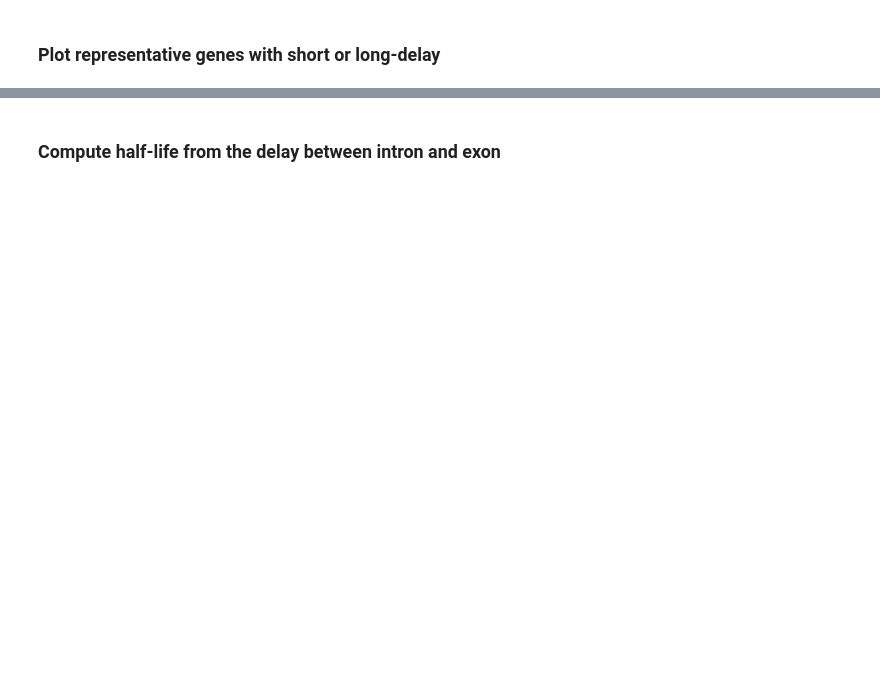
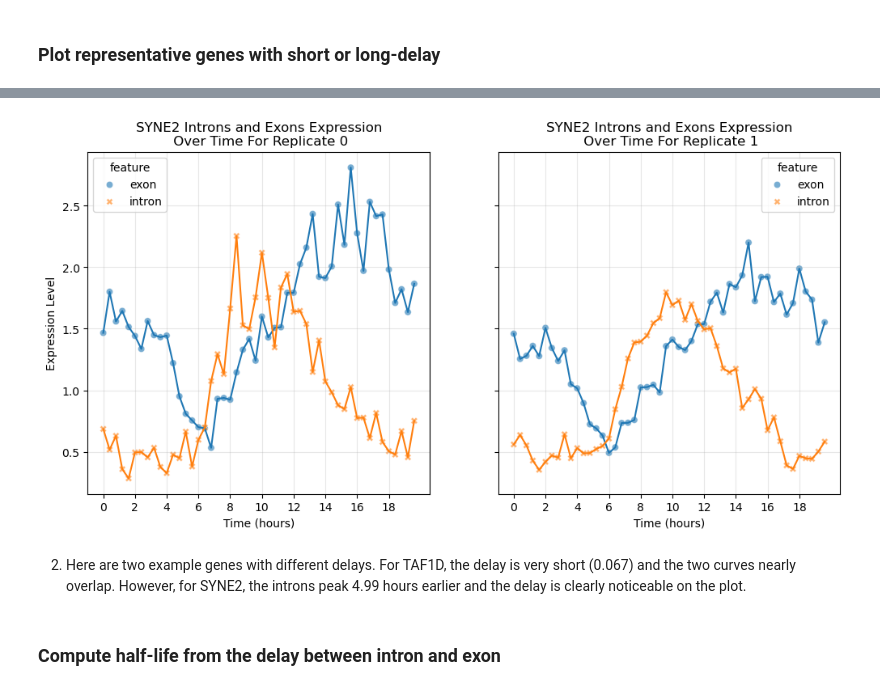
Before and after one commit to Alicetrpc/genome3, a Jupyter notebook: Exercise_Week10_11_B_Exercises.ipynb, the cells around one changed output, grey strips where cells are left out. Drawn from its saved outputs; the diff is of its cells as text; code cells hidden in the pictures; blank space fills up the shorter version.

```diff
--- a/Exercise_Week10_11_B_Exercises.ipynb
+++ b/Exercise_Week10_11_B_Exercises.ipynb
@@ -590,3 +761,11 @@ Top 10 most rhythmic genes (by amplitude)
+# %%
+# Plot a long-delay gene
+
+plot_gene_expression(dat_melted, long_delay.index[-1])
+# %% [output]
+[figure, added]
+# %% [markdown]
+2. Here are two example genes with different delays. For TAF1D, the delay is very short (0.067) and the two curves nearly overlap. However, for SYNE2, the introns peak 4.99 hours earlier and the delay is clearly noticeable on the plot.
 # %% [markdown]
 ### Compute half-life from the delay between intron and exon
 # %%
```
Also changed, not shown: parts of 19 cells of this notebook, 2 other files.
